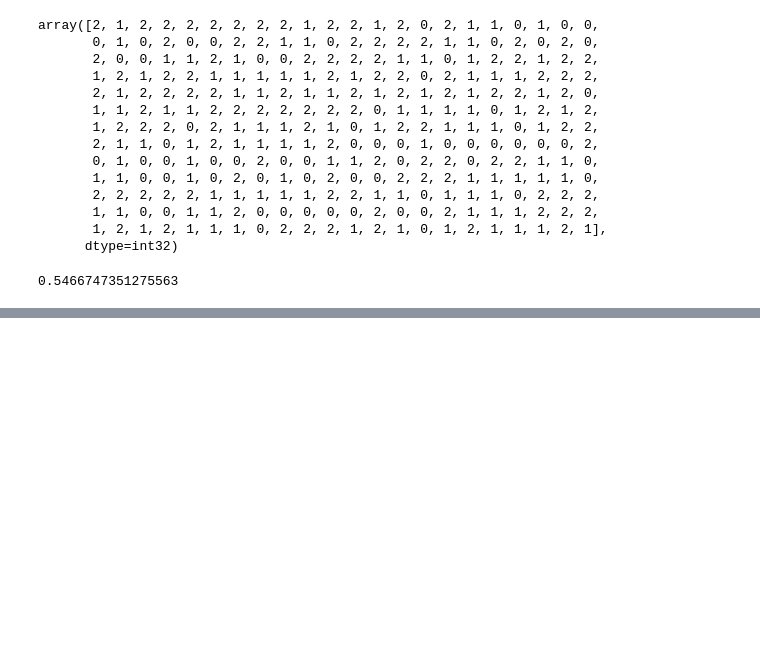
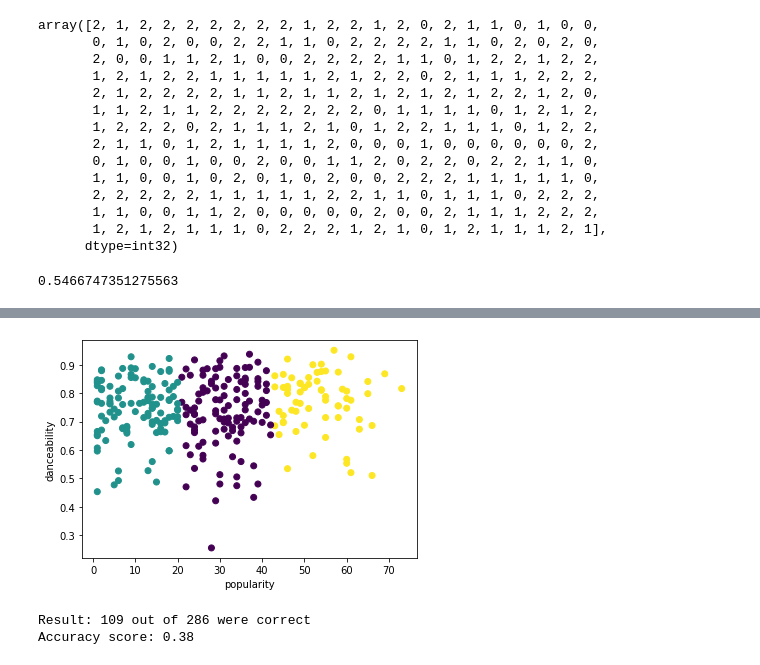
Before and after one commit to Robbie-W1/ML-For-Beginners, a Jupyter notebook: 5-Clustering/2-K-Means/notebook.ipynb, the cells around one changed output, grey strips where cells are left out. Cells and saved outputs as stored; diff of their text form; code cells hidden in the pictures; blank space fills up the shorter version.

```diff
--- a/5-Clustering/2-K-Means/notebook.ipynb
+++ b/5-Clustering/2-K-Means/notebook.ipynb
@@ -143,0 +161,21 @@ score
+# %%
+from sklearn.cluster import KMeans
+kmeans = KMeans(n_clusters = 3)
+kmeans.fit(X)
+labels = kmeans.predict(X)
+plt.scatter(df['popularity'],df['danceability'],c = labels)
+plt.xlabel('popularity')
+plt.ylabel('danceability')
+plt.show()
+# %% [output]
+[figure, added]
+# %%
+labels = kmeans.labels_
+
+correct_labels = sum(y == labels)
+
+print(f"Result: {correct_labels} out of {y.size} were correct")
+print(f"Accuracy score: {correct_labels / float(y.size) :.2f}")
+# %% [output]
+Result: 109 out of 286 were correct
+Accuracy score: 0.38
```
Also changed, not shown: parts of 3 cells of this notebook.
